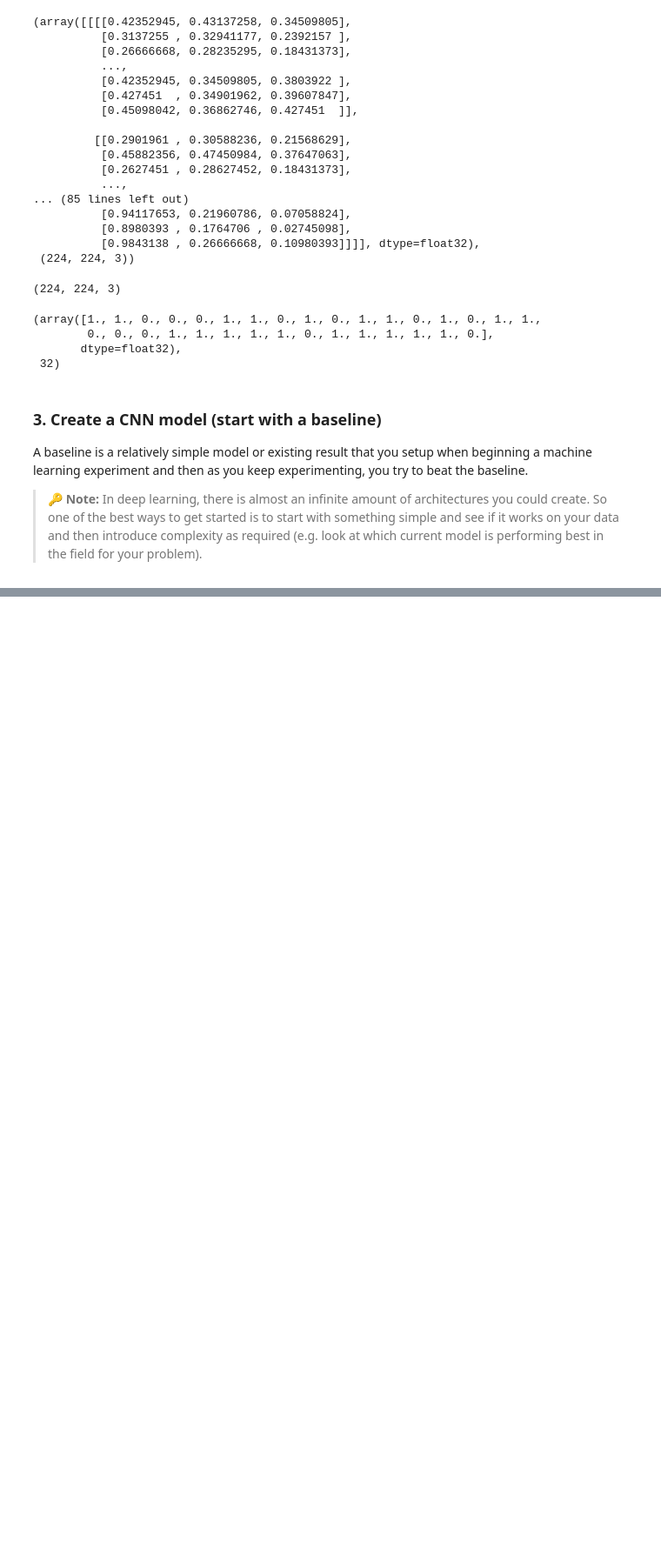
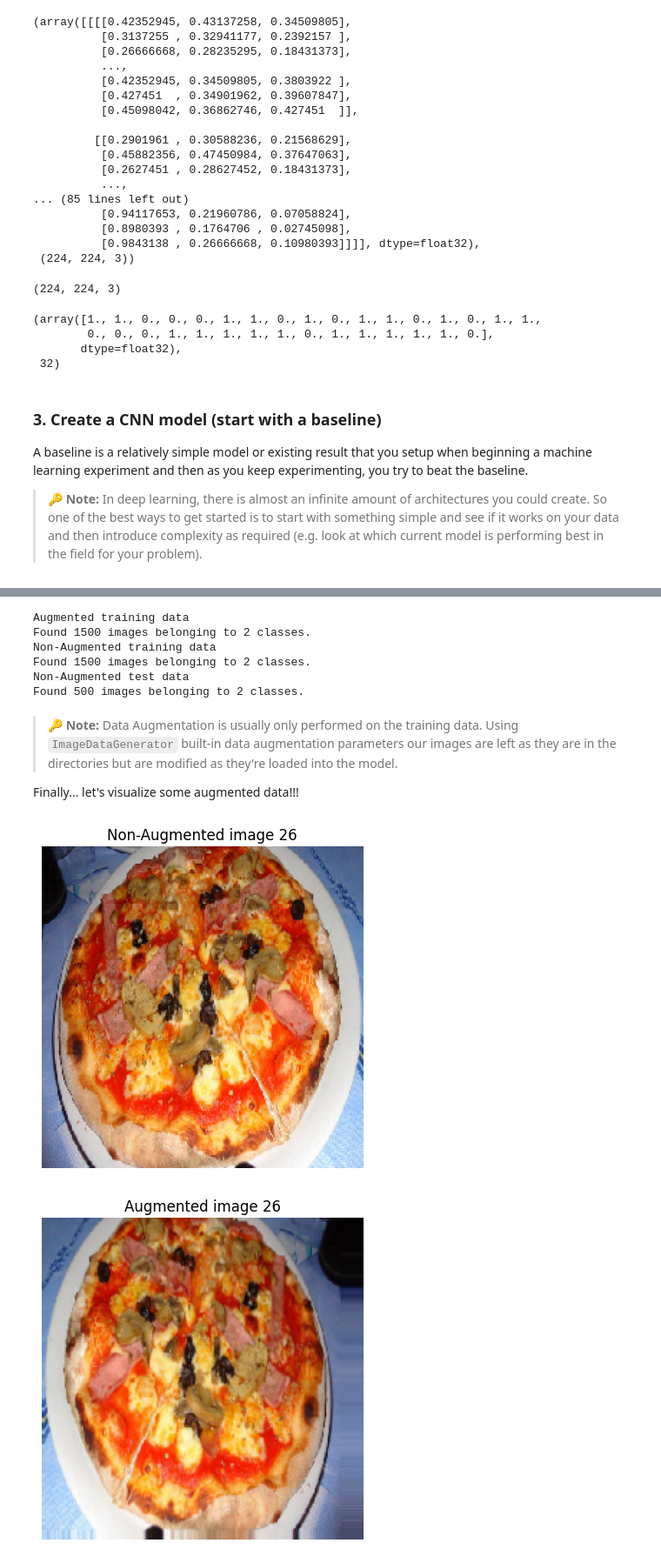
Before and after one commit to Khey17/100-Days-Of-ML-Code, a Jupyter notebook: ComputerVision_and_CNN_with_TensorFlow_03.ipynb, the cells around one changed output, grey strips where cells are left out. Shown at 87% size. Saved outputs shown, nothing was run; the diff lists cells and outputs as text; code cells hidden in the pictures; blank space fills up the shorter version.

```diff
--- a/ComputerVision_and_CNN_with_TensorFlow_03.ipynb
+++ b/ComputerVision_and_CNN_with_TensorFlow_03.ipynb
@@ -664,0 +824,54 @@ _________________________________________________________________
+# %%
+# Import data and augment it from training directory
+print('Augmented training data')
+train_data_augmented = train_datagen_augmented.flow_from_directory(train_dir,
+                                                                   target_size=(224, 224),
+                                                                   batch_size=32,
+                                                                   class_mode="binary",
+                                                                   shuffle=False)
+
+print('Non-Augmented training data')
+train_data = train_datagen.flow_from_directory(train_dir,
+                                               target_size=(224, 224),
+                                               batch_size=32,
+                                               class_mode='binary',
+                                               shuffle=False)
+
+print('Non-Augmented test data')
+test_data = test_datagen.flow_from_directory(test_dir,
+                                           target_size=(224, 224),
+                                           batch_size=32,
+                                           class_mode='binary')
+# %% [output]
+Augmented training data
+Found 1500 images belonging to 2 classes.
+Non-Augmented training data
+Found 1500 images belonging to 2 classes.
+Non-Augmented test data
+Found 500 images belonging to 2 classes.
+# %% [markdown]
+> 🔑 **Note:** Data Augmentation is usually only performed on the training data. Using `ImageDataGenerator` built-in data augmentation parameters our images are left as they are in the directories but are modified as they're loaded into the model.
+
+Finally... let's visualize some augmented data!!!
+# %%
+# Get sample augmented data batches
+images, labels = train_data.next()
+augmented_images, augmented_labels = train_data_augmented.next() # note: labels aren't augmented, only images
+# %%
+# Show original image and augmented image
+import random
+random_number = random.randint(0, 31)
+
+plt.figure()
+plt.imshow(images[random_number])
+plt.title(f"Non-Augmented image {random_number}")
+plt.axis(False)
+
+plt.figure()
+plt.imshow(augmented_images[random_number])
+plt.title(f"Augmented image {random_number}")
+plt.axis(False)
+plt.show()
+# %% [output]
+[figure, added]
+[figure, added]
```
Also changed, not shown: parts of 32 cells of this notebook.
